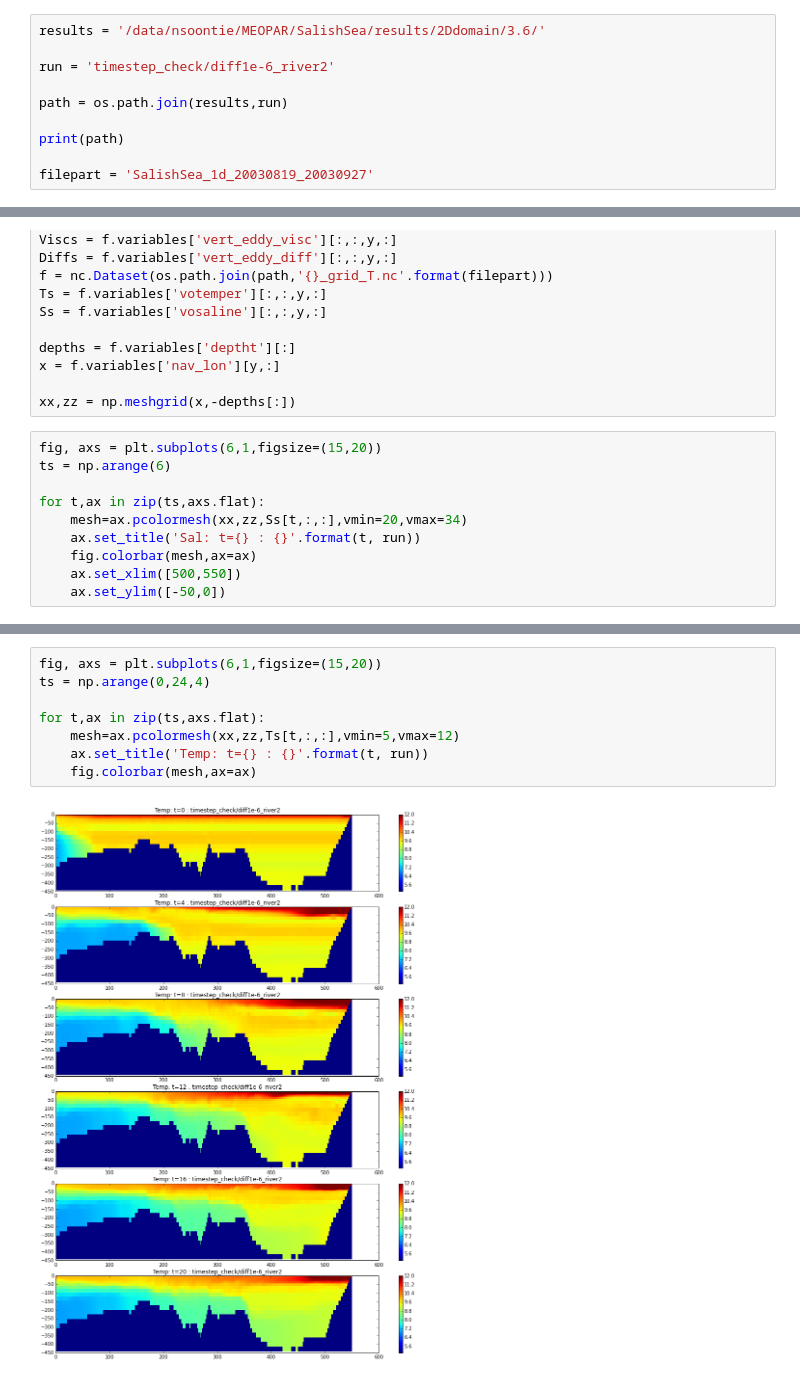
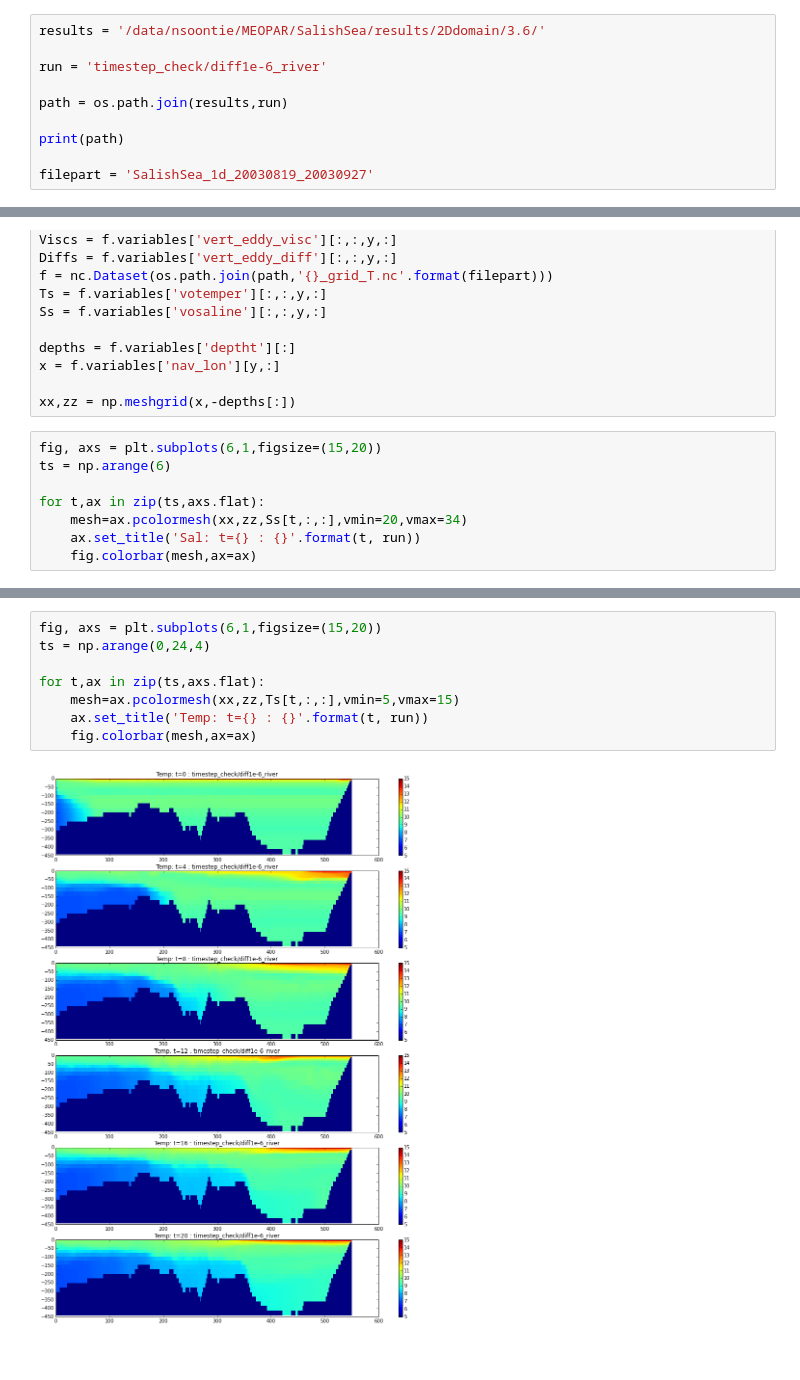
Before and after one commit to SalishSeaCast/2d-domain, a Jupyter notebook: analysis/ExamineOne.ipynb, the cells around one changed output, grey strips where cells are left out. Drawn from its saved outputs; the diff is of its cells as text.

```diff
--- a/analysis/ExamineOne.ipynb
+++ b/analysis/ExamineOne.ipynb
@@ -11,7 +11,7 @@ import os
 # %%
 results = '/data/nsoontie/MEOPAR/SalishSea/results/2Ddomain/3.6/'
 
-run = 'timestep_check/diff1e-6_river2'
+run = 'timestep_check/diff1e-6_river'
 
 path = os.path.join(results,run)
 
@@ -44,6 +44,4 @@ for t,ax in zip(ts,axs.flat):
     mesh=ax.pcolormesh(xx,zz,Ss[t,:,:],vmin=20,vmax=34)
     ax.set_title('Sal: t={} : {}'.format(t, run))
     fig.colorbar(mesh,ax=ax)
-    ax.set_xlim([500,550])
-    ax.set_ylim([-50,0])
 # %% [output]
@@ -51,13 +49,13 @@ for t,ax in zip(ts,axs.flat):
 # %%
 fig, axs = plt.subplots(6,1,figsize=(15,20))
 ts = np.arange(0,24,4)
 
 for t,ax in zip(ts,axs.flat):
-    mesh=ax.pcolormesh(xx,zz,Ts[t,:,:],vmin=5,vmax=12)
+    mesh=ax.pcolormesh(xx,zz,Ts[t,:,:],vmin=5,vmax=15)
     ax.set_title('Temp: t={} : {}'.format(t, run))
     fig.colorbar(mesh,ax=ax)
 # %% [output]
-[figure, old version]
+[figure, new version]
 # %%
 print(Ts.max())
 # %% [output]
```
Also changed, not shown: parts of 4 cells of this notebook.
